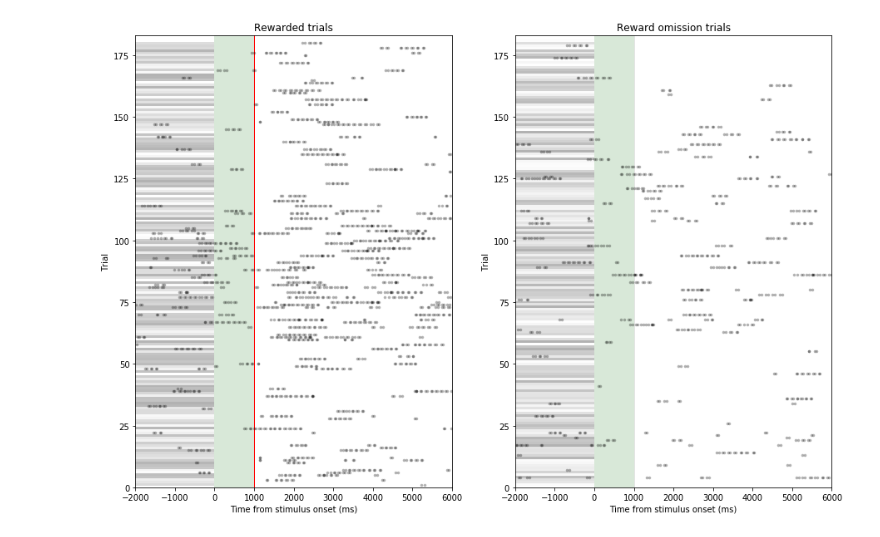
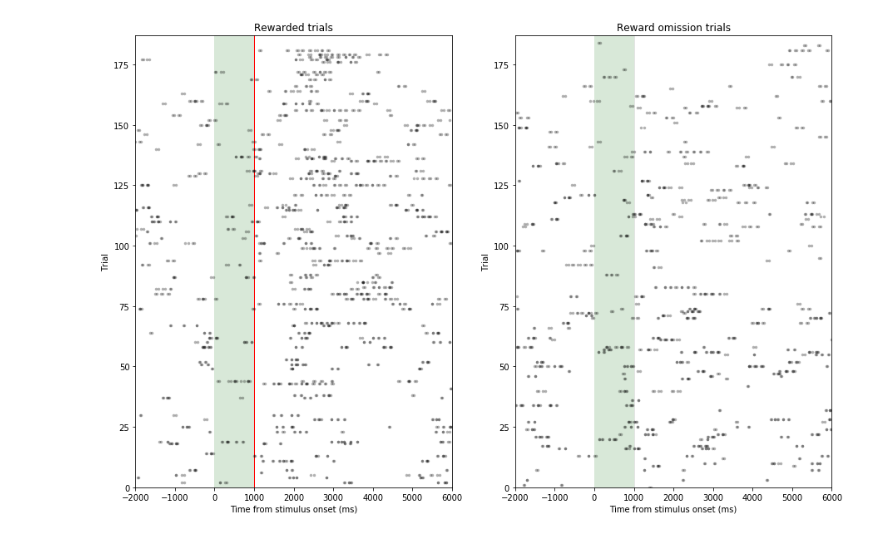
Before and after one commit to kirkesolator/DataHandling, a Jupyter notebook: Data_parser_1.ipynb, the cells around one changed output. Drawn from its saved outputs; the diff is of its cells as text; code cells hidden in the pictures.

Commit message:
Lots of updates and an audio stim test notebook

```diff
--- a/Data_parser_1.ipynb
+++ b/Data_parser_1.ipynb
@@ -1,13 +34,8 @@
 # %%
-# Data array maker
-import numpy as np
-import matplotlib.pyplot as plt
+# Serial arduino --> python delay used in code
+vDelay = 100; #(ms)
 
-# Serial arduino --> python delay used in code
-vDelay = 0; #(ms)
-
-# Read all the data and clean it up
-dataPath = 'b1002_201812271743 (1).txt'
+# Read all the data and clean it up (remove unnecessary gaps)
 mystr = []
 with open(dataPath, 'r') as var:
     for line in var:
@@ -24,7 +52,7 @@ for i in mystr[4:-1]: # Slicing avoids the header and termination statement
     values.append(int(b))
 
 # Generate an array to hold the data
-dataArray = np.zeros((len(values),10))
+dataArray = np.zeros((len(values),11))
 header = {'timestamps','event key','trial number','trial start (ITI)','rewarded','stimulus type','stimulus start (S1)','ITI duration'}
 for i,j in enumerate(values):
     dataArray[i,0] = j
@@ -48,22 +76,22 @@ rewCount = 0
 noCount = 0
 for i,j in enumerate(Qindex):
     if i < len(Qindex)-1:
-        dataArray[Qindex[i]:Qindex[i+1],2] = int(keys[Xindex[i]][1:]) # Trial number
-        dataArray[Qindex[i]:Qindex[i+1],3] = values[j] # Extract all ITI start times
-        dataArray[Qindex[i]:Qindex[i+1],5] = keys[Qindex[i]][1] # Extract stimulus type (<3 is stim 1, >2 is stim 2)
-        dataArray[Qindex[i]:Qindex[i+1],6] = values[Qindex[i]] + vDelay # Extract stimulus onset
-        dataArray[Qindex[i]:Qindex[i+1],7] = values[Qindex[i]]-values[Xindex[i]] + vDelay # Extract stimulus onset
+        dataArray[j:Qindex[i+1],2] = int(keys[Xindex[i]][1:]) # Trial number
+        dataArray[j:Qindex[i+1],3] = values[j]  + vDelay # Extract all trial start times
+        dataArray[j:Qindex[i+1],5] = keys[j][1] # Extract stimulus type (<3 is stim 1, >2 is stim 2)
+        dataArray[j:Qindex[i+1],6] = values[j] + vDelay # Extract stimulus onset
+        dataArray[j:Qindex[i+1],7] = values[j]-values[Xindex[i]] + vDelay # Extract stimulus onset
 
         # Check for reward
-        testt = dataArray[Qindex[i]:Qindex[i+1],1] == ord('T') # Find reward key
+        testt = dataArray[j:Qindex[i+1],1] == ord('T') # Find reward key
         if testt.any():
             rewCount += 1
-            dataArray[Qindex[i]:Qindex[i+1],4] = 1 # Rewarded
-            dataArray[Qindex[i]:Qindex[i+1],8] = rewCount # Separate rewarded index
+            dataArray[j:Qindex[i+1],4] = 1 # Rewarded
+            dataArray[j:Qindex[i+1],8] = rewCount # Separate rewarded index
         else:
             noCount += 1
-            dataArray[Qindex[i]:Qindex[i+1],4] = 0 # Not rewarded
-            dataArray[Qindex[i]:Qindex[i+1],8] = noCount # Separate non-rewarded index
+            dataArray[j:Qindex[i+1],4] = 0 # Not rewarded
+            dataArray[j:Qindex[i+1],8] = noCount # Separate non-rewarded index
 # %%
 # Example: extract all lick events and divide them according to whether they occurred in a rewarded or non-rewarded trial
 selection1 = dataArray[:,1] == ord('k') # Find all licks (lick key = k)
@@ -203,37 +232,37 @@ len(ITIlnr)
 # %%
 # Plot lick raster plot
 plt.figure(figsize=(15,10))
 plt1 = plt.subplot(121)
 plt2 = plt.subplot(122)
 
 for i,j in enumerate(hm):
     plt1.plot(j,hmmmm[i],'.k',alpha=.3,markersize=7,markeredgewidth=0)
 for i,j in enumerate(hm2):
     plt2.plot(j,hmmmm2[i],'.k',alpha=.3,markersize=7,markeredgewidth=0)
 
 plt1.set_ylabel('Trial')
 plt1.set_xlim([-2000,6000])
 plt1.set_ylim([0,np.max(dataArray[:,2])/2+3])
 plt1.set_xlabel('Time from stimulus onset (ms)')
 plt1.set_title('Rewarded trials')
 plt1.fill_betweenx([0,np.max(dataArray[:,2])],[1000,1000],facecolor=[.5,.7,.5],alpha=.3)
 plt1.fill_betweenx([0,np.max(dataArray[:,2])],[1000,1000],[1030,1030],facecolor=[1,0,0],alpha=1)
 
 plt2.set_ylabel('Trial')
 plt2.set_xlim([-2000,6000])
 plt2.set_ylim([0,np.max(dataArray[:,2])/2+3])
 plt2.set_xlabel('Time from stimulus onset (ms)')
 plt2.set_title('Reward omission trials')
 plt2.fill_betweenx([0,np.max(dataArray[:,2])],[1000,1000],facecolor=[.5,.7,.5],alpha=.3)
 plt2.fill_betweenx([0,np.max(dataArray[:,2])],[1000,1000],[1030,1030],facecolor=[0,0,0],alpha=.1)
 
-for i in range(len(ITIlr)):
-    plt1.fill_betweenx([i+.5,i+1.5],-2000,0,facecolor=[float(ITIlr[i]),float(ITIlr[i]),float(ITIlr[i])],alpha=.3)
-for i in range(len(ITIlnr)):
-    plt2.fill_betweenx([i+.5,i+1.5],-2000,0,facecolor=[float(ITIlnr[i]),float(ITIlnr[i]),float(ITIlnr[i])],alpha=.3)
+#for i in range(len(ITIlr)):
+#    plt1.fill_betweenx([i+.5,i+1.5],-2000,0,facecolor=[float(ITIlr[i]),float(ITIlr[i]),float(ITIlr[i])],alpha=.3)
+#for i in range(len(ITIlnr)):
+#    plt2.fill_betweenx([i+.5,i+1.5],-2000,0,facecolor=[float(ITIlnr[i]),float(ITIlnr[i]),float(ITIlnr[i])],alpha=.3)
 plt.show()
 # %% [output]
-[figure, old version]
+[figure, new version]
 # %%
 # Plot ITI distribution
 plt.hist(dataArray[dataArray[:,1] == 88,7],np.arange(500,11000,250))
```
Also changed, not shown: parts of 17 cells of this notebook, 32 other files.
